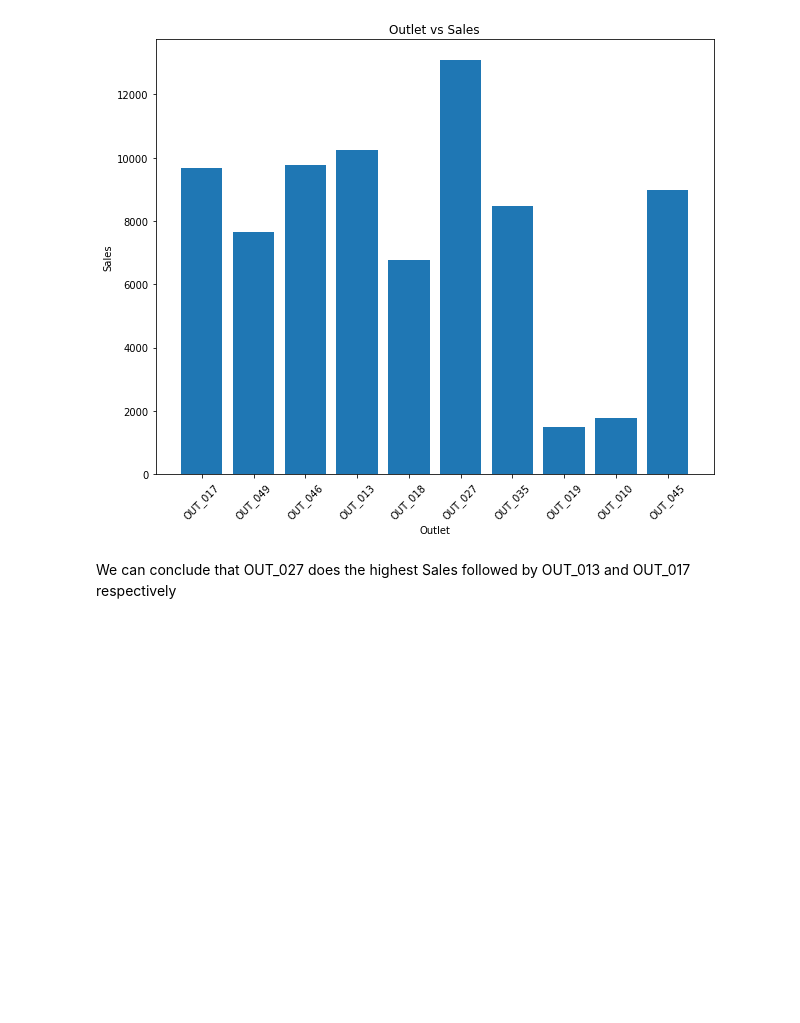
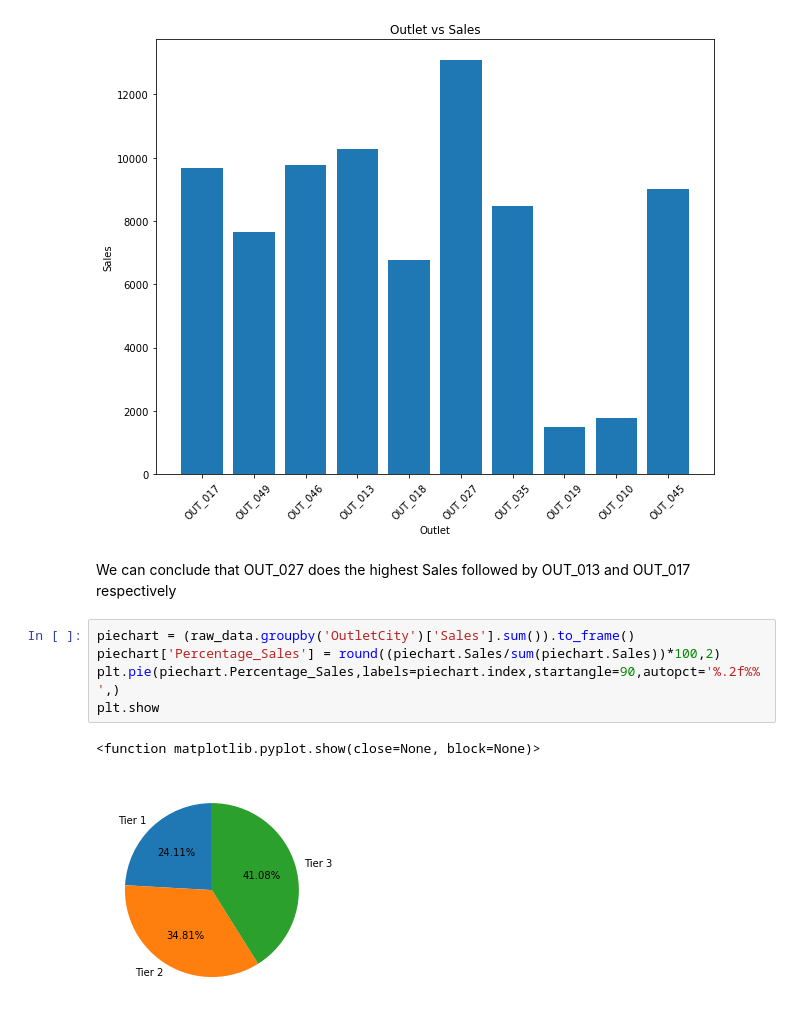
Before and after one commit to ashutoshg18/MegaStore, a Jupyter notebook: Pinnacle BootCamp Prob1.ipynb, the cells around one changed output. Drawn from its saved outputs; the diff is of its cells as text; blank space fills up the shorter version.

Commit message:
added pie chart and stacked bar chart

```diff
--- a/Pinnacle BootCamp Prob1.ipynb
+++ b/Pinnacle BootCamp Prob1.ipynb
@@ -301,3 +334,11 @@ plt.show()
 [figure]
 # %% [markdown]
 We can conclude that OUT_027 does the highest Sales followed by OUT_013 and OUT_017 respectively
+# %%
+piechart = (raw_data.groupby('OutletCity')['Sales'].sum()).to_frame()
+piechart['Percentage_Sales'] = round((piechart.Sales/sum(piechart.Sales))*100,2)
+plt.pie(piechart.Percentage_Sales,labels=piechart.index,startangle=90,autopct='%.2f%%',)
+plt.show
+# %% [output]
+<function matplotlib.pyplot.show(close=None, block=None)>
+[figure, added]
```
Also changed, not shown: parts of 8 cells of this notebook.
